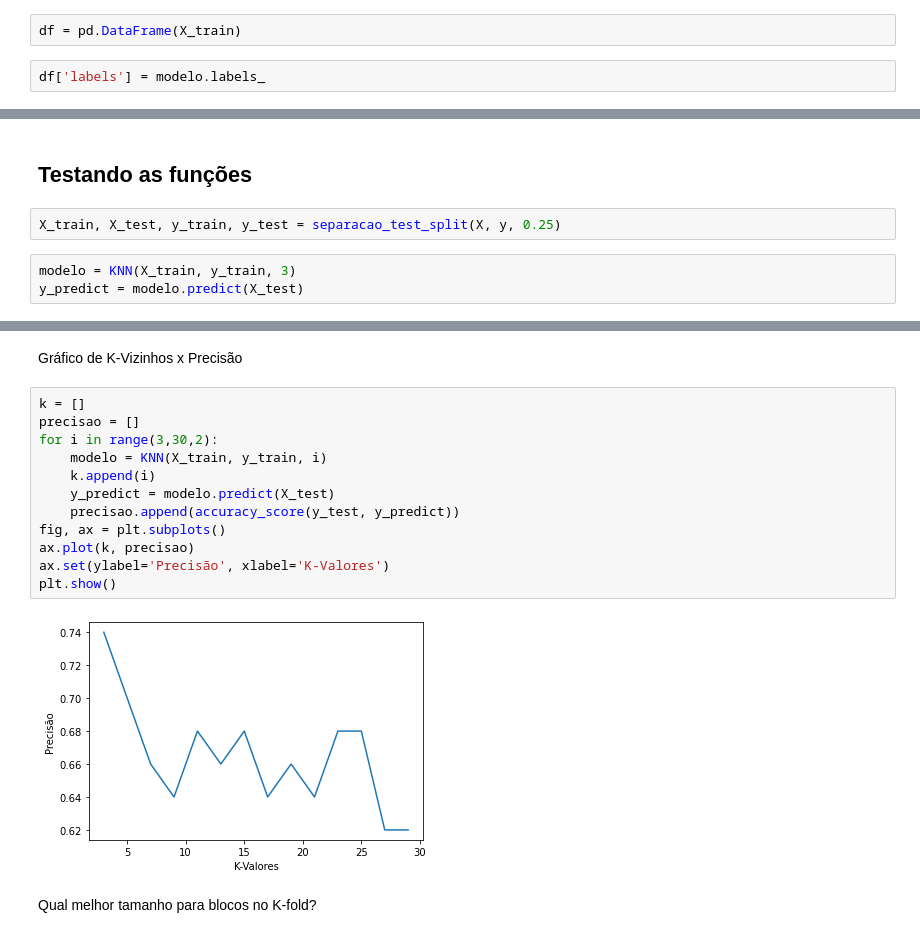
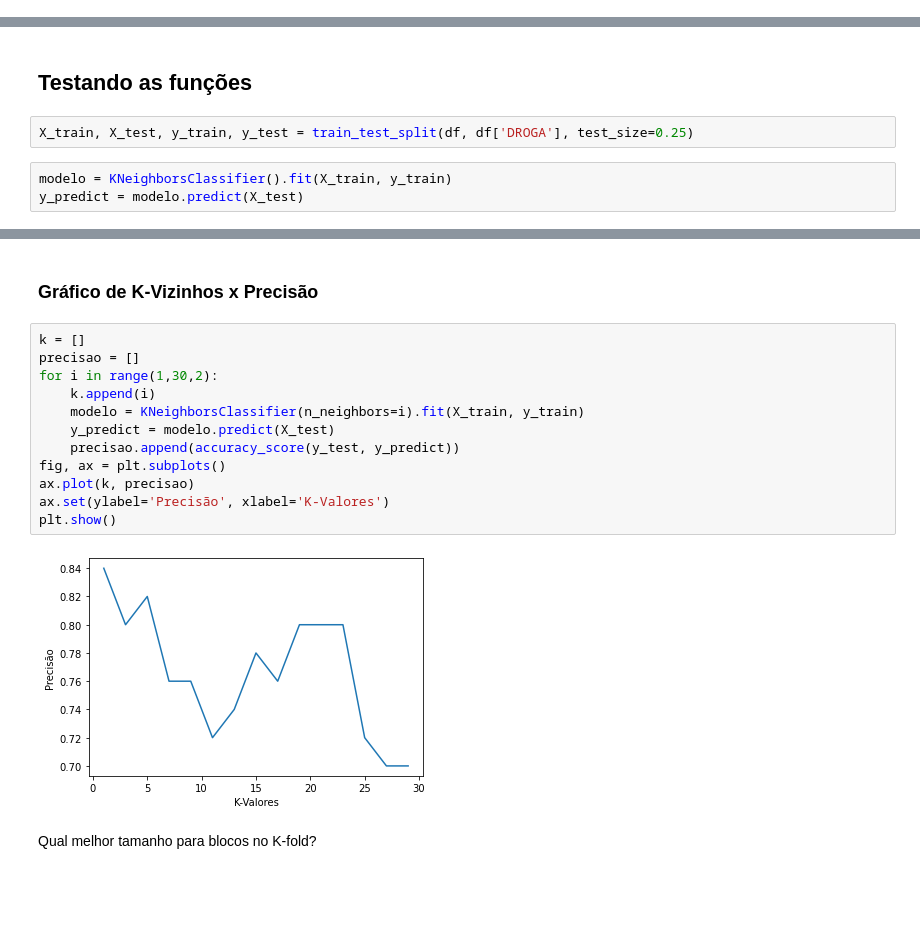
Before and after one commit to GeovaneBarros/Mentoria_Lead, a Jupyter notebook: exercicios2.ipynb, the cells around one changed output, grey strips where cells are left out. Drawn from its saved outputs; the diff is of its cells as text; blank space fills up the shorter version.

```diff
--- a/exercicios2.ipynb
+++ b/exercicios2.ipynb
@@ -76,4 +41,0 @@ modelo = modelo.fit(X_train)
-# %%
-df = pd.DataFrame(X_train)
-# %%
-df['labels'] = modelo.labels_
@@ -90,7 +47,7 @@ y = df_drogas['DROGA']
 # %% [markdown]
 ## Testando as funções
 # %%
-X_train, X_test, y_train, y_test = separacao_test_split(X, y, 0.25)
+X_train, X_test, y_train, y_test = train_test_split(df, df['DROGA'], test_size=0.25)
 # %%
-modelo = KNN(X_train, y_train, 3)
+modelo = KNeighborsClassifier().fit(X_train, y_train)
 y_predict = modelo.predict(X_test)
@@ -101,18 +78,18 @@ print_matriz_confusao(y_test, y_predict)
 # %% [markdown]
-Gráfico de K-Vizinhos x Precisão
+### Gráfico de K-Vizinhos x Precisão
 # %%
 k = []
 precisao = []
-for i in range(3,30,2):
-    modelo = KNN(X_train, y_train, i)
+for i in range(1,30,2):
     k.append(i)
+    modelo = KNeighborsClassifier(n_neighbors=i).fit(X_train, y_train)
     y_predict = modelo.predict(X_test)
     precisao.append(accuracy_score(y_test, y_predict))
 fig, ax = plt.subplots()
 ax.plot(k, precisao)
 ax.set(ylabel='Precisão', xlabel='K-Valores')
 plt.show()
 # %% [output]
-[figure, old version]
+[figure, new version]
 # %% [markdown]
 Qual melhor tamanho para blocos no K-fold?
```
Also changed, not shown: parts of 34 cells of this notebook, 5 other files.
